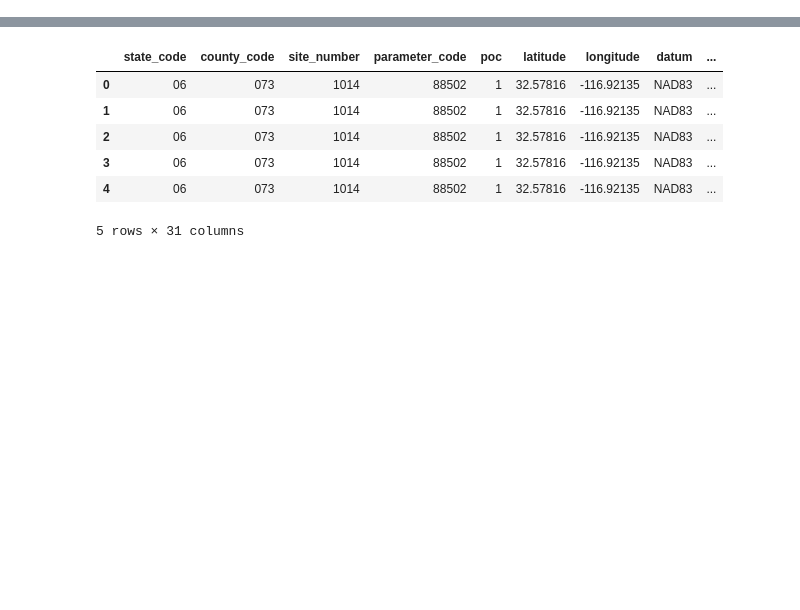
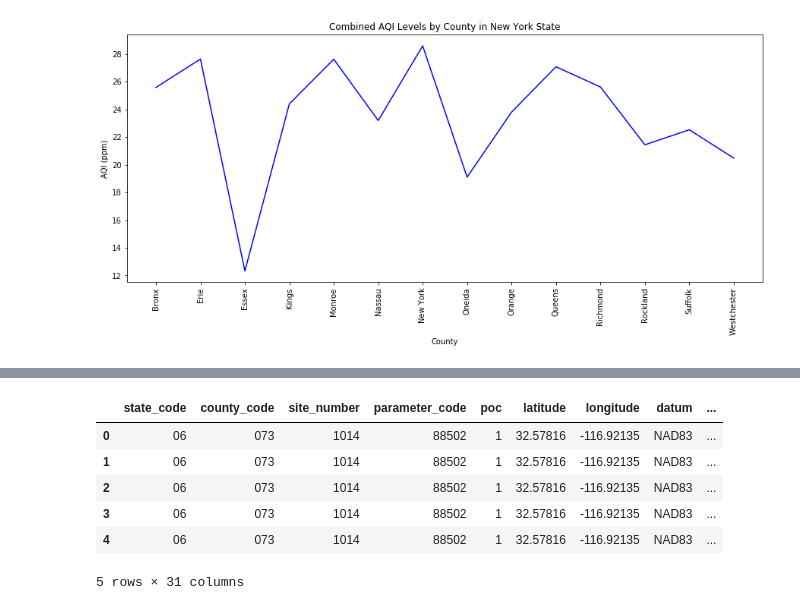
Before and after one commit to TrentELittle/BootcampProject1, a Jupyter notebook: project_main.ipynb, the cells around one changed output, grey strips where cells are left out. Saved outputs shown, nothing was run; the diff lists cells and outputs as text; code cells hidden in the pictures; blank space fills up the shorter version.

```diff
--- a/project_main.ipynb
+++ b/project_main.ipynb
@@ -52,0 +150,2 @@ illinois_oz_20_data = []
+# %%
+PM24hour_df = nyPM_df.loc[nyPM_df["sample_duration"] == "24-HR BLK AVG"]
@@ -52,0 +154,2 @@ illinois_oz_20_data = []
+# %%
+mergedny_df = Ozone8hour_df.merge(Ozone8hour_df, how='outer', left_index=True, right_index=True)
@@ -52,0 +158,2 @@ illinois_oz_20_data = []
+# %%
+mergedny_df = mergedny_df.merge(PM24hour_df, how='outer', left_index=True, right_index=True)
@@ -52,0 +271,11 @@ illinois_oz_20_data = []
+# %%
+County = NYcountyaqi["county"]
+AQI = NYcountyaqi["aqi"]
+plt.title("Combined AQI Levels by County in New York State")
+plt.xlabel("County")
+plt.ylabel('AQI (ppm)')
+plt.xticks(rotation=90)
+aqibydate, = plt.plot(County, AQI, color="blue", label="Combined AQI Levels in New York State")
+plt.show()
+# %% [output]
+[figure, added]
```
Also changed, not shown: parts of 23 cells of this notebook, 1 other file.
